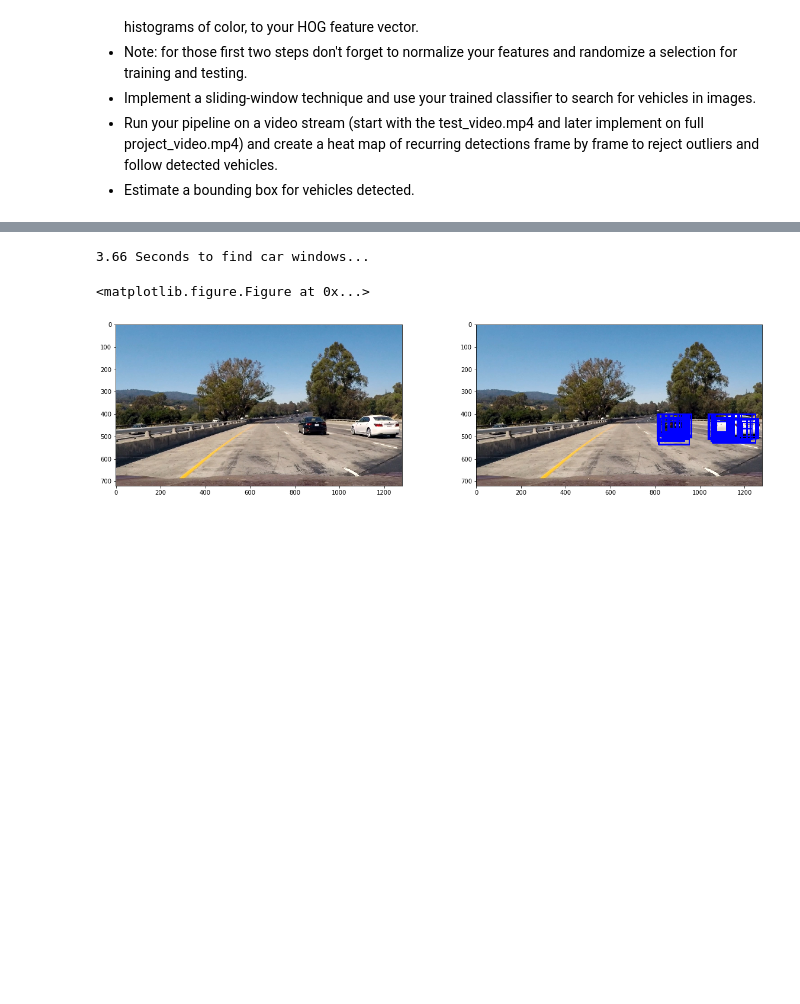
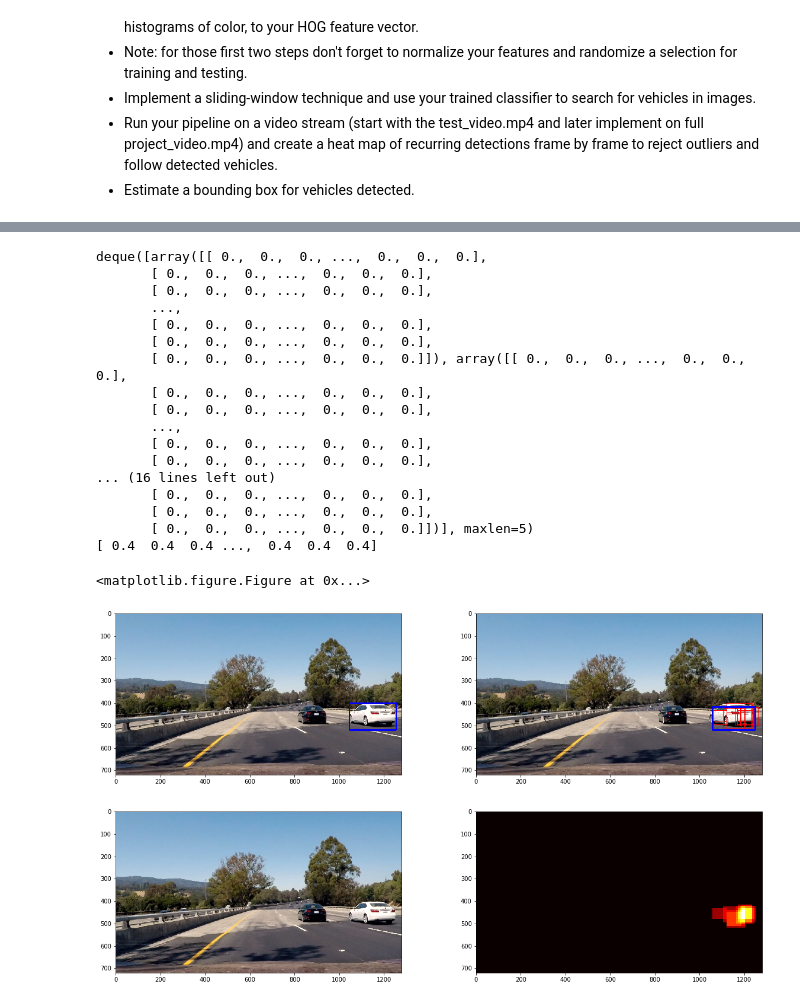
Before and after one commit to jocmom/CarND-Vehicle-Detection, a Jupyter notebook: P5.ipynb, the cells around one changed output, grey strips where cells are left out. Saved outputs shown, nothing was run; the diff lists cells and outputs as text; code cells hidden in the pictures; blank space fills up the shorter version.

```diff
--- a/P5.ipynb
+++ b/P5.ipynb
@@ -70,7 +78,7 @@ plot_compare_images(example_cars, example_hog_cars)
 %run feature_extraction.py
 # Reduce the sample size because
 # The quiz evaluator times out after 13s of CPU time
-sample_size = min(len(car_files), len(notcar_files))
+sample_size = 1000#min(len(car_files), len(notcar_files))
 print("Sample size:", sample_size)
 cars = car_files[0:sample_size]
 notcars = notcar_files[0:sample_size]
@@ -228,0 +237,11 @@ plt.imshow(window_img)
+# %%
+%run feature_extraction.py
+%run box.py
+
+image = snd.imread(test_files[3])
+
+box = Box(image, hot_boxes)
+# Find final boxes from heatmap using label function
+heat_img = box.draw_final(image)
+
+plot_compare_images([heat_img], [box.heatmap], cmap='hot')
@@ -229,20 +251,50 @@ plt.imshow(window_img)
+# %%
+image = snd.imread(test_files[3])
+car_boxes = Box(image)
+
+def running_mean(fifo):
+    return np.mean(fifo, axis=0)
 # %%
 %run feature_extraction.py
+%run box.py
+
 image = snd.imread(test_files[3])
-draw_image = np.copy(image)
-t=time.time()
-hot_boxes = []
-for scale in np.arange(1., 2.5, 0.125):
-    out_img, boxes = find_cars(image, y_start_stop[0], y_start_stop[1], scale, \
-                                 svc, X_scaler, orient, pix_per_cell, cell_per_block, spatial_size, hist_bins)
-    hot_boxes += boxes
+def process_image(image):
+    draw_image = np.copy(image)
+    hot_boxes = []
+    window_scales = np.linspace(1.,2.5,7)
+    for scale in window_scales:
+        out_img, boxes = find_cars(image, y_start_stop[0], y_start_stop[1], scale, \
+                                     svc, X_scaler, orient, pix_per_cell, cell_per_block, spatial_size, hist_bins)
+        hot_boxes += boxes
+    car_boxes.add_boxes(hot_boxes)
+    draw_image = car_boxes.draw_hot(draw_image)
+    return car_boxes.draw_final(draw_image)
 
-t2 = time.time()
-print(round(t2-t, 2), 'Seconds to find car windows...')
+box_img = process_image(image)
+print(car_boxes.heatmap_queue)
+print(car_boxes.avg_heatmap[np.nonzero(car_boxes.avg_heatmap)])
 
-window_img = draw_boxes(draw_image, hot_boxes, color=(0, 0, 255), thick=6)
-plot_compare_images([image], [window_img])
+plot_compare_images([heat_img], [box_img])
+plot_compare_images([image], [car_boxes.avg_heatmap], cmap='hot')
 # %% [output]
-3.66 Seconds to find car windows...
+deque([array([[ 0.,  0.,  0., ...,  0.,  0.,  0.],
+       [ 0.,  0.,  0., ...,  0.,  0.,  0.],
+       [ 0.,  0.,  0., ...,  0.,  0.,  0.],
+       ...,
+       [ 0.,  0.,  0., ...,  0.,  0.,  0.],
+       [ 0.,  0.,  0., ...,  0.,  0.,  0.],
+       [ 0.,  0.,  0., ...,  0.,  0.,  0.]]), array([[ 0.,  0.,  0., ...,  0.,  0.,  0.],
+       [ 0.,  0.,  0., ...,  0.,  0.,  0.],
+       [ 0.,  0.,  0., ...,  0.,  0.,  0.],
+       ...,
+       [ 0.,  0.,  0., ...,  0.,  0.,  0.],
+       [ 0.,  0.,  0., ...,  0.,  0.,  0.],
+... (16 lines left out)
+       [ 0.,  0.,  0., ...,  0.,  0.,  0.],
+       [ 0.,  0.,  0., ...,  0.,  0.,  0.],
+       [ 0.,  0.,  0., ...,  0.,  0.,  0.]])], maxlen=5)
+[ 0.4  0.4  0.4 ...,  0.4  0.4  0.4]
 <matplotlib.figure.Figure at 0x...>
-[figure, old version]
+[figure, new version]
+[figure, added]
```
Also changed, not shown: parts of 9 cells of this notebook, 2 other files.
